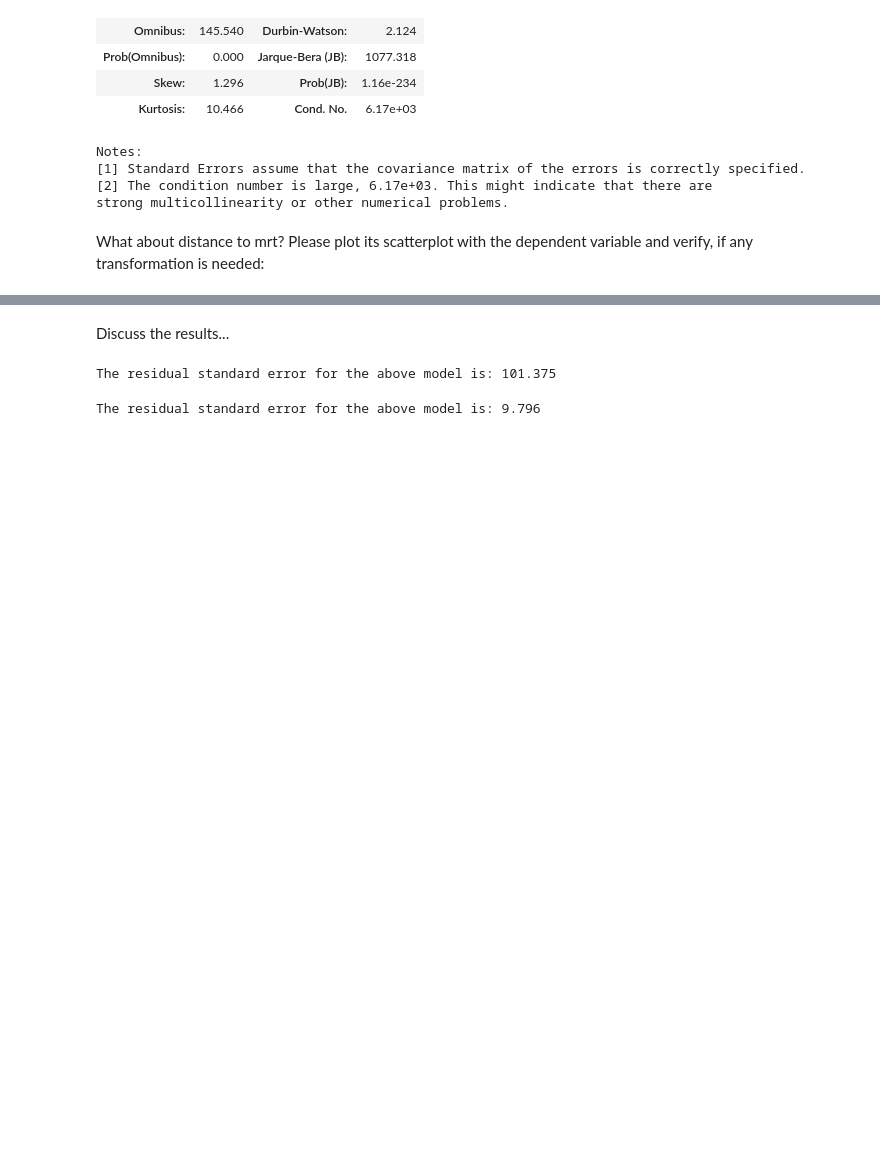
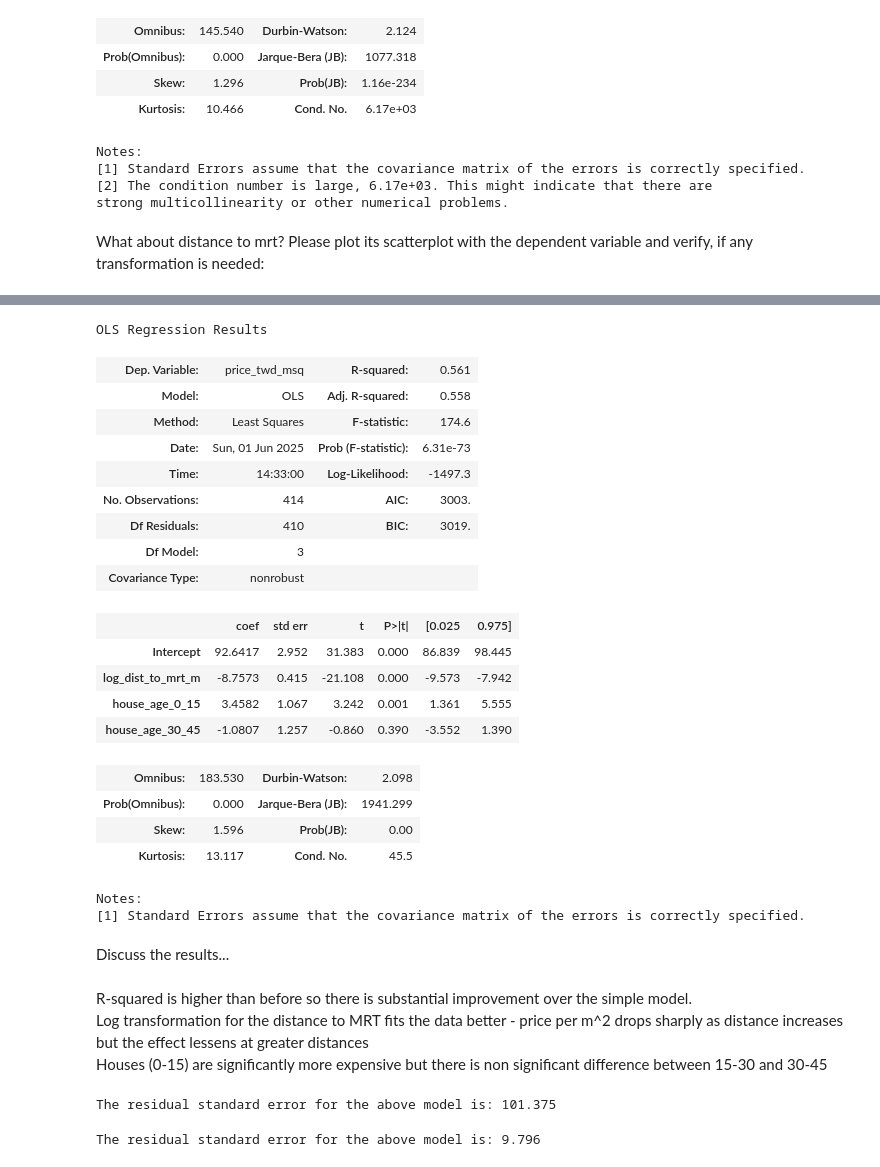
Before and after one commit to bartek00000/descripitve_stat, a Jupyter notebook: Exercise10.ipynb, the cells around one changed output, grey strips where cells are left out. Drawn from its saved outputs; the diff is of its cells as text; code cells hidden in the pictures; blank space fills up the shorter version.

```diff
--- a/Exercise10.ipynb
+++ b/Exercise10.ipynb
@@ -367,5 +378,35 @@ What about distance to mrt? Please plot its scatterplot with the dependent varia
+# %%
+model3 = smf.ols('price_twd_msq ~ log_dist_to_mrt_m + house_age_0_15 + house_age_30_45', data=df_estate)
+result3 = model3.fit()
+result3.summary()
+# %% [output]
+OLS Regression Results
+| Dep. Variable: | price_twd_msq | R-squared: | 0.561 |
+| Model: | OLS | Adj. R-squared: | 0.558 |
+| Method: | Least Squares | F-statistic: | 174.6 |
+| Date: | Sun, 01 Jun 2025 | Prob (F-statistic): | 6.31e-73 |
+| Time: | 14:33:00 | Log-Likelihood: | -1497.3 |
+| No. Observations: | 414 | AIC: | 3003. |
+| Df Residuals: | 410 | BIC: | 3019. |
+| Df Model: | 3 |  |  |
+| Covariance Type: | nonrobust |  |  |
+|  | coef | std err | t | P>|t| | [0.025 | 0.975] |
+| Intercept | 92.6417 | 2.952 | 31.383 | 0.000 | 86.839 | 98.445 |
+| log_dist_to_mrt_m | -8.7573 | 0.415 | -21.108 | 0.000 | -9.573 | -7.942 |
+| house_age_0_15 | 3.4582 | 1.067 | 3.242 | 0.001 | 1.361 | 5.555 |
+| house_age_30_45 | -1.0807 | 1.257 | -0.860 | 0.390 | -3.552 | 1.390 |
+| Omnibus: | 183.530 | Durbin-Watson: | 2.098 |
+| Prob(Omnibus): | 0.000 | Jarque-Bera (JB): | 1941.299 |
+| Skew: | 1.596 | Prob(JB): | 0.00 |
+| Kurtosis: | 13.117 | Cond. No. | 45.5 |
+Notes:
+[1] Standard Errors assume that the covariance matrix of the errors is correctly specified.
 # %% [markdown]
 Discuss the results...
+# %% [markdown]
+R-squared is higher than before so there is substantial improvement over the simple model.<BR>
+Log transformation for the distance to MRT fits the data better - price per m^2 drops sharply as distance increases but the effect lessens at greater distances<BR>
+Houses (0-15) are significantly more expensive but there is non significant difference between 15-30 and 30-45 <BR>
 # %%
 #Calculating residual standard error of Model1
 mse_result1 = model1.mse_resid
```
Also changed, not shown: parts of 8 cells of this notebook.
